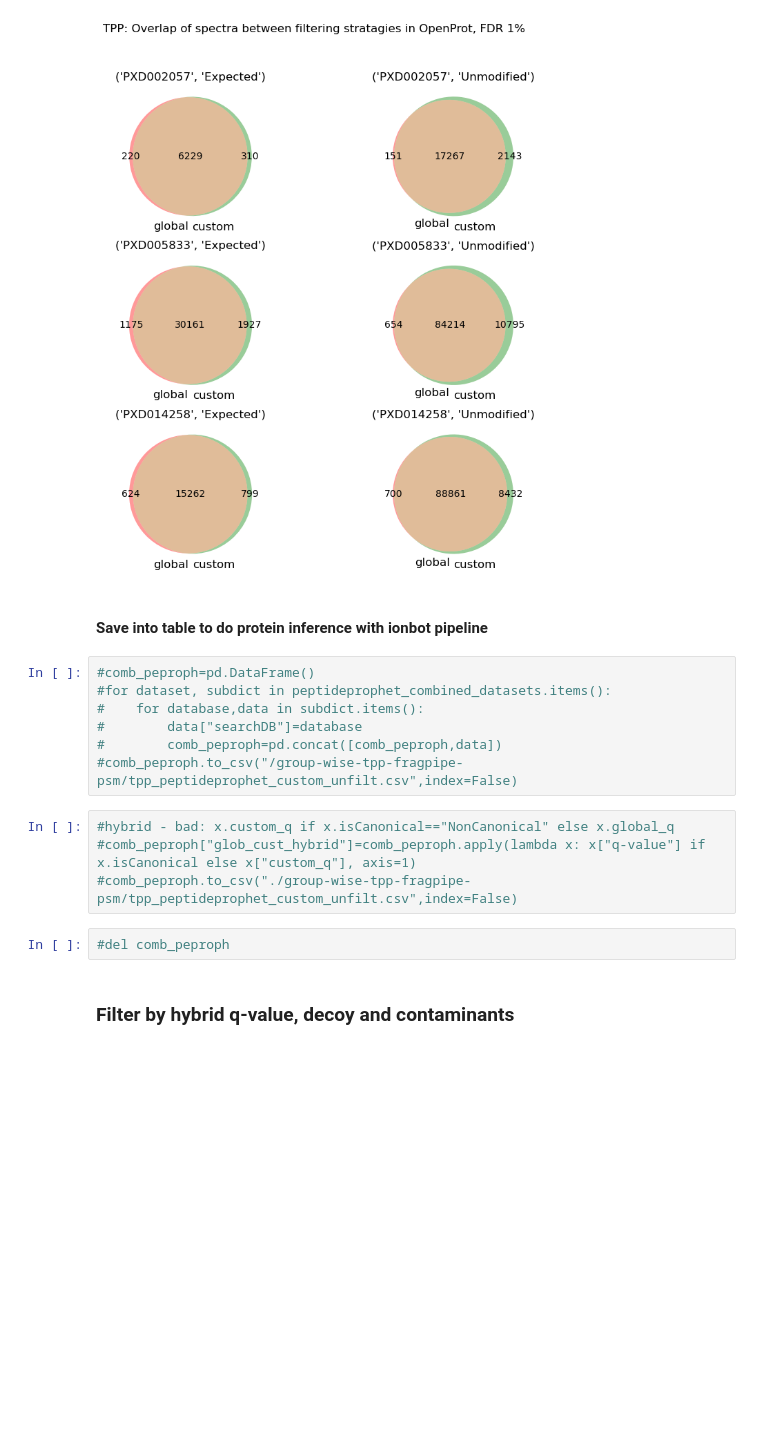
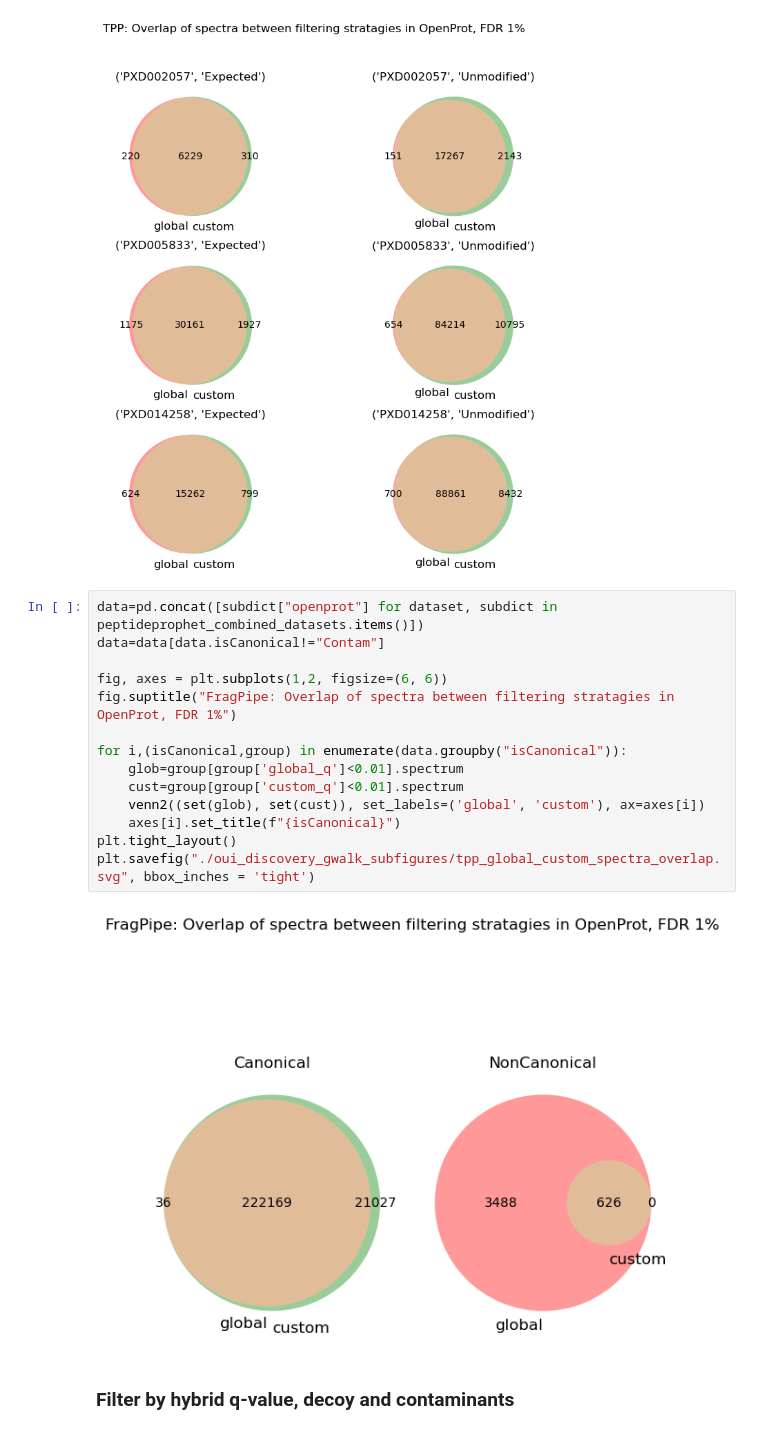
Before and after one commit to CompOmics/oui-discovery, a Jupyter notebook: oui-discovery-vv/explore-1-group-wise-tpp.ipynb, the cells around one changed output. Saved outputs shown, nothing was run; the diff lists cells and outputs as text; blank space fills up the shorter version.

```diff
--- a/oui-discovery-vv/explore-1-group-wise-tpp.ipynb
+++ b/oui-discovery-vv/explore-1-group-wise-tpp.ipynb
@@ -288,21 +288,22 @@ for i,(dataset, subdict) in enumerate(peptideprophet_combined_datasets.items()):
         axes[i,j].set_title((dataset,isModified))
 # %% [output]
 [figure]
-# %% [markdown]
-#### Save into table to do protein inference with ionbot pipeline
-# %%
-#comb_peproph=pd.DataFrame()
-#for dataset, subdict in peptideprophet_combined_datasets.items():
-#    for database,data in subdict.items():
-#        data["searchDB"]=database
-#        comb_peproph=pd.concat([comb_peproph,data])
-#comb_peproph.to_csv("/group-wise-tpp-fragpipe-psm/tpp_peptideprophet_custom_unfilt.csv",index=False)
-# %%
-#hybrid - bad: x.custom_q if x.isCanonical=="NonCanonical" else x.global_q
-#comb_peproph["glob_cust_hybrid"]=comb_peproph.apply(lambda x: x["q-value"] if x.isCanonical else x["custom_q"], axis=1)
-#comb_peproph.to_csv("./group-wise-tpp-fragpipe-psm/tpp_peptideprophet_custom_unfilt.csv",index=False)
-# %%
-#del comb_peproph
+# %%
+data=pd.concat([subdict["openprot"] for dataset, subdict in peptideprophet_combined_datasets.items()])
+data=data[data.isCanonical!="Contam"]
+
+fig, axes = plt.subplots(1,2, figsize=(6, 6))
+fig.suptitle("FragPipe: Overlap of spectra between filtering stratagies in OpenProt, FDR 1%")
+
+for i,(isCanonical,group) in enumerate(data.groupby("isCanonical")):
+    glob=group[group['global_q']<0.01].spectrum
+    cust=group[group['custom_q']<0.01].spectrum
+    venn2((set(glob), set(cust)), set_labels=('global', 'custom'), ax=axes[i])
+    axes[i].set_title(f"{isCanonical}")
+plt.tight_layout()
+plt.savefig("./oui_discovery_gwalk_subfigures/tpp_global_custom_spectra_overlap.svg", bbox_inches = 'tight')
+# %% [output]
+[figure, added]
 # %% [markdown]
 ### Filter by hybrid q-value, decoy and contaminants
 # %%
```
Also changed, not shown: parts of 60 cells of this notebook, 11 other files.
